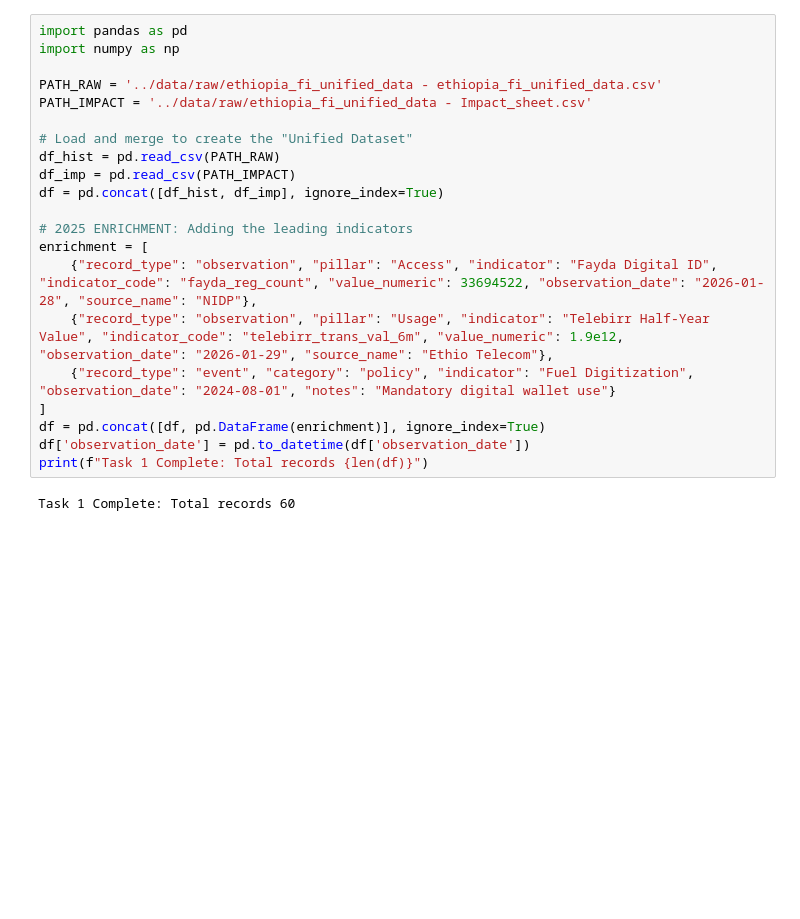
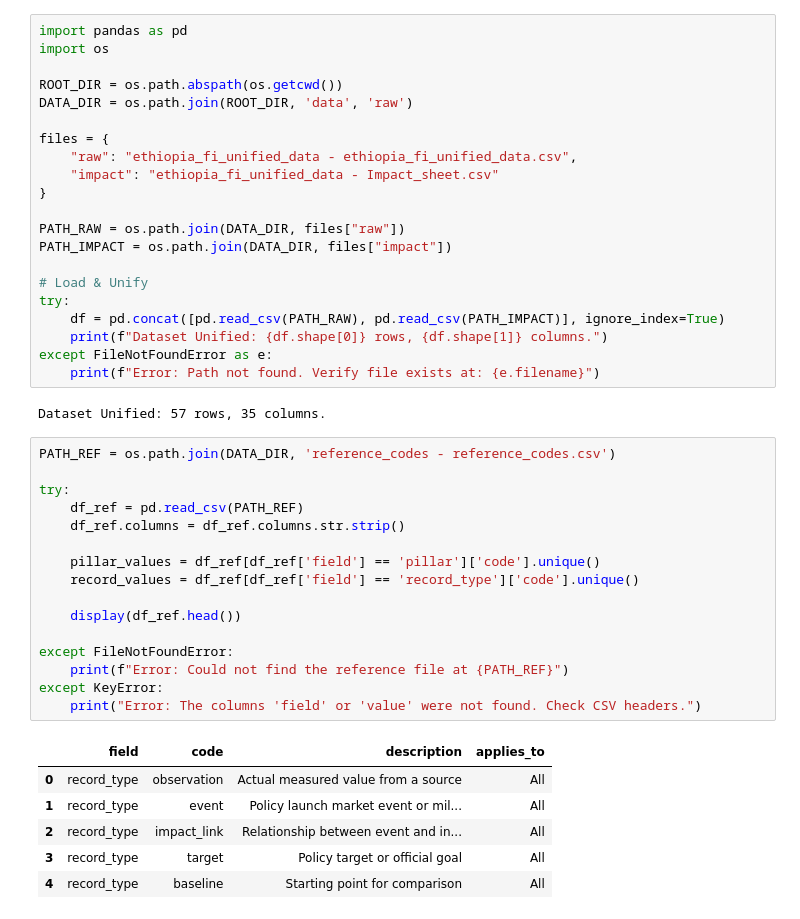
Before and after one commit to Feven-TH/Forecasting-Impact-Analysis-System, a Jupyter notebook: notebooks/01_data_exploration.ipynb, the cells around one changed output. Saved outputs shown, nothing was run; the diff lists cells and outputs as text; blank space fills up the shorter version.

```diff
--- a/notebooks/01_data_exploration.ipynb
+++ b/notebooks/01_data_exploration.ipynb
@@ -1,23 +11,46 @@
 # %%
 import pandas as pd
-import numpy as np
+import os
 
-PATH_RAW = '../data/raw/ethiopia_fi_unified_data - ethiopia_fi_unified_data.csv'
-PATH_IMPACT = '../data/raw/ethiopia_fi_unified_data - Impact_sheet.csv'
+ROOT_DIR = os.path.abspath(os.getcwd())
+DATA_DIR = os.path.join(ROOT_DIR, 'data', 'raw')
 
-# Load and merge to create the "Unified Dataset"
-df_hist = pd.read_csv(PATH_RAW)
-df_imp = pd.read_csv(PATH_IMPACT)
-df = pd.concat([df_hist, df_imp], ignore_index=True)
+files = {
+    "raw": "ethiopia_fi_unified_data - ethiopia_fi_unified_data.csv",
+    "impact": "ethiopia_fi_unified_data - Impact_sheet.csv"
+}
 
-# 2025 ENRICHMENT: Adding the leading indicators
-enrichment = [
-    {"record_type": "observation", "pillar": "Access", "indicator": "Fayda Digital ID", "indicator_code": "fayda_reg_count", "value_numeric": 33694522, "observation_date": "2026-01-28", "source_name": "NIDP"},
-    {"record_type": "observation", "pillar": "Usage", "indicator": "Telebirr Half-Year Value", "indicator_code": "telebirr_trans_val_6m", "value_numeric": 1.9e12, "observation_date": "2026-01-29", "source_name": "Ethio Telecom"},
-    {"record_type": "event", "category": "policy", "indicator": "Fuel Digitization", "observation_date": "2024-08-01", "notes": "Mandatory digital wallet use"}
-]
-df = pd.concat([df, pd.DataFrame(enrichment)], ignore_index=True)
-df['observation_date'] = pd.to_datetime(df['observation_date'])
-print(f"Task 1 Complete: Total records {len(df)}")
+PATH_RAW = os.path.join(DATA_DIR, files["raw"])
+PATH_IMPACT = os.path.join(DATA_DIR, files["impact"])
+
+# Load & Unify
+try:
+    df = pd.concat([pd.read_csv(PATH_RAW), pd.read_csv(PATH_IMPACT)], ignore_index=True)
+    print(f"Dataset Unified: {df.shape[0]} rows, {df.shape[1]} columns.")
+except FileNotFoundError as e:
+    print(f"Error: Path not found. Verify file exists at: {e.filename}")
 # %% [output]
-Task 1 Complete: Total records 60
+Dataset Unified: 57 rows, 35 columns.
+# %%
+PATH_REF = os.path.join(DATA_DIR, 'reference_codes - reference_codes.csv')
+
+try:
+    df_ref = pd.read_csv(PATH_REF)
+    df_ref.columns = df_ref.columns.str.strip()
+
+    pillar_values = df_ref[df_ref['field'] == 'pillar']['code'].unique()
+    record_values = df_ref[df_ref['field'] == 'record_type']['code'].unique()
+
+    display(df_ref.head())
+
+except FileNotFoundError:
+    print(f"Error: Could not find the reference file at {PATH_REF}")
+except KeyError:
+    print("Error: The columns 'field' or 'value' were not found. Check CSV headers.")
+# %% [output]
+|  | field | code | description | applies_to |
+| 0 | record_type | observation | Actual measured value from a source | All |
+| 1 | record_type | event | Policy launch market event or mil... | All |
+| 2 | record_type | impact_link | Relationship between event and in... | All |
+| 3 | record_type | target | Policy target or official goal | All |
+| 4 | record_type | baseline | Starting point for comparison | All |
```
Also changed, not shown: parts of 5 cells of this notebook, 14 other files.
